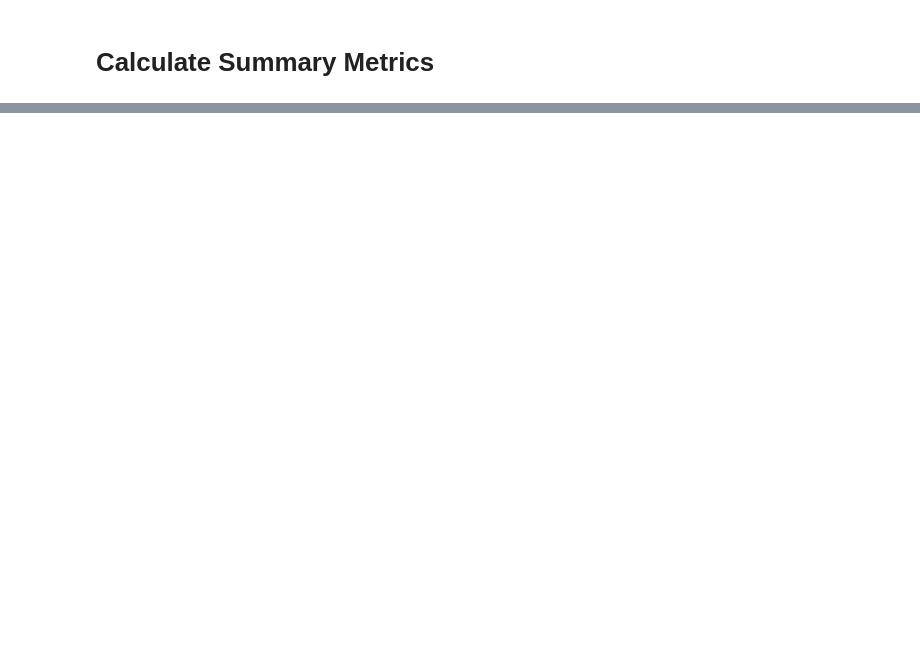
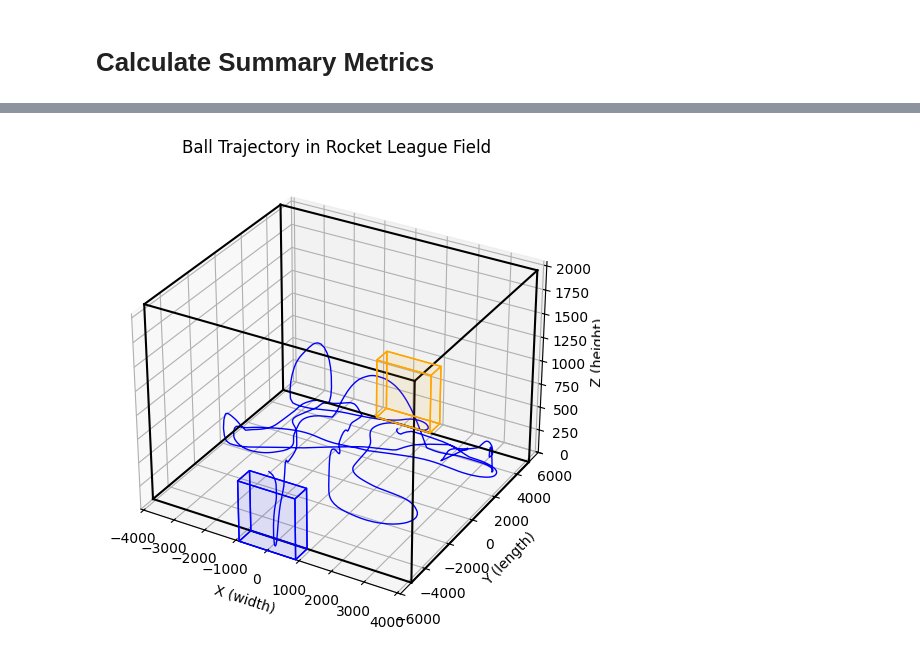
Before and after one commit to jeremyrobertford/rocketleague_ml, a Jupyter notebook: notebooks/eda.ipynb, the cells around one changed output, grey strips where cells are left out. Saved outputs shown, nothing was run; the diff lists cells and outputs as text; code cells hidden in the pictures; blank space fills up the shorter version.

```diff
--- a/notebooks/eda.ipynb
+++ b/notebooks/eda.ipynb
@@ -261,0 +435,73 @@ summary
+# %%
+from mpl_toolkits.mplot3d.art3d import Poly3DCollection
+
+fig = plt.figure(figsize=(9, 6))
+ax = fig.add_subplot(111, projection="3d")
+ax.plot(dense["x"], dense["y"], dense["z"], markersize=2, linewidth=1, color="blue")
+
+# Draw field outline (wireframe)
+field_x_3D = [-4096, 4096]
+field_y_3D = [-5120, 5120]
+field_z_3D = [0, 2044]
+
+# Helper to draw goal as wireframe box
+def draw_goal(ax, y_center, color="red", alpha=0.2):
+    # Corners of the goal
+    x0, x1 = -X_GOAL, X_GOAL
+    y0, y1 = y_center, y_center + (GOAL_DEPTH if y_center > 0 else -GOAL_DEPTH)
+    z0, z1 = [0, 642]
+
+    # 8 vertices of goal box
+    verts = [
+        [x0, y0, z0],
+        [x1, y0, z0],
+        [x1, y1, z0],
+        [x0, y1, z0],
+        [x0, y0, z1],
+        [x1, y0, z1],
+        [x1, y1, z1],
+        [x0, y1, z1],
+    ]
+
+    # 6 faces
+    faces = [
+        [verts[i] for i in [0, 1, 2, 3]],  # bottom
+        [verts[i] for i in [4, 5, 6, 7]],  # top
+        [verts[i] for i in [0, 1, 5, 4]],  # front
+        [verts[i] for i in [2, 3, 7, 6]],  # back
+        [verts[i] for i in [1, 2, 6, 5]],  # right
+        [verts[i] for i in [0, 3, 7, 4]],  # left
+    ]
+
+    ax.add_collection3d(Poly3DCollection(faces, facecolors=color, linewidths=1, edgecolors=color, alpha=alpha))
+
+# Draw goals
+draw_goal(ax, Y_WALL, color="orange", alpha=0.05)    # Opponent's goal
+draw_goal(ax, -Y_WALL, color="blue", alpha=0.05)
+
+# 12 edges of the field box
+for x in field_x_3D:
+    for y in field_y_3D:
+        ax.plot([x, x], [y, y], field_z_3D, color="black")  # verticals
+for z in field_z_3D:
+    ax.plot(
+        field_x_3D, [field_y_3D[0], field_y_3D[0]], [z, z], color="black"
+    )  # front/back X edges
+    ax.plot(field_x_3D, [field_y_3D[1], field_y_3D[1]], [z, z], color="black")
+    ax.plot(
+        [field_x_3D[0], field_x_3D[0]], field_y_3D, [z, z], color="black"
+    )  # left/right Y edges
+    ax.plot([field_x_3D[1], field_x_3D[1]], field_y_3D, [z, z], color="black")
+
+ax.set_title("Ball Trajectory in Rocket League Field")
+ax.set_xlabel("X (width)")
+ax.set_ylabel("Y (length)")
+ax.set_zlabel("Z (height)")
+
+# Set field limits
+ax.set_xlim(field_x_3D)
+ax.set_ylim(-6000, 6000)
+ax.set_zlim(field_z_3D)
+plt.show()
+# %% [output]
+[figure, added]
```
Also changed, not shown: parts of 22 cells of this notebook, 11 other files.
